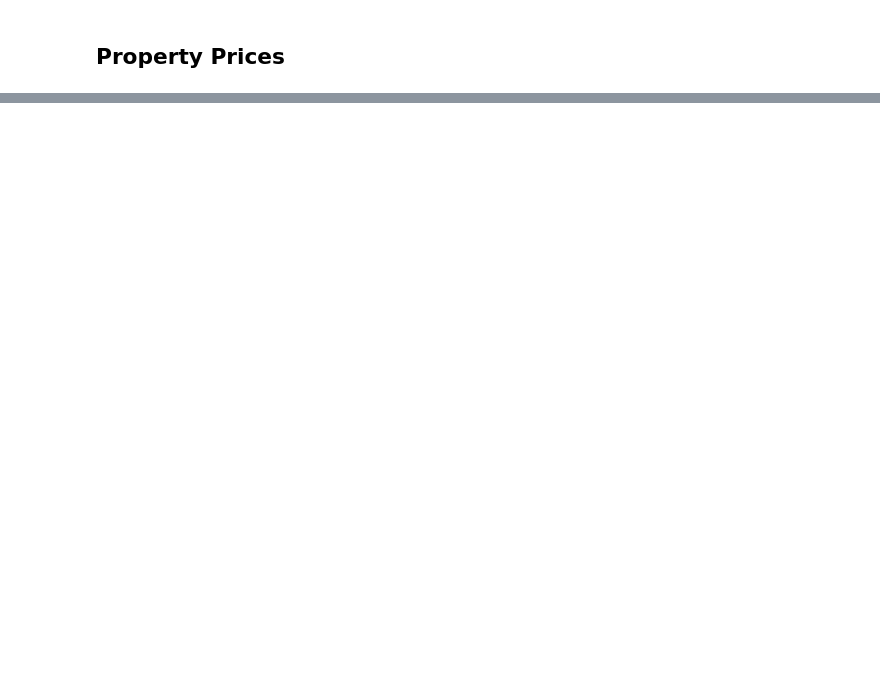
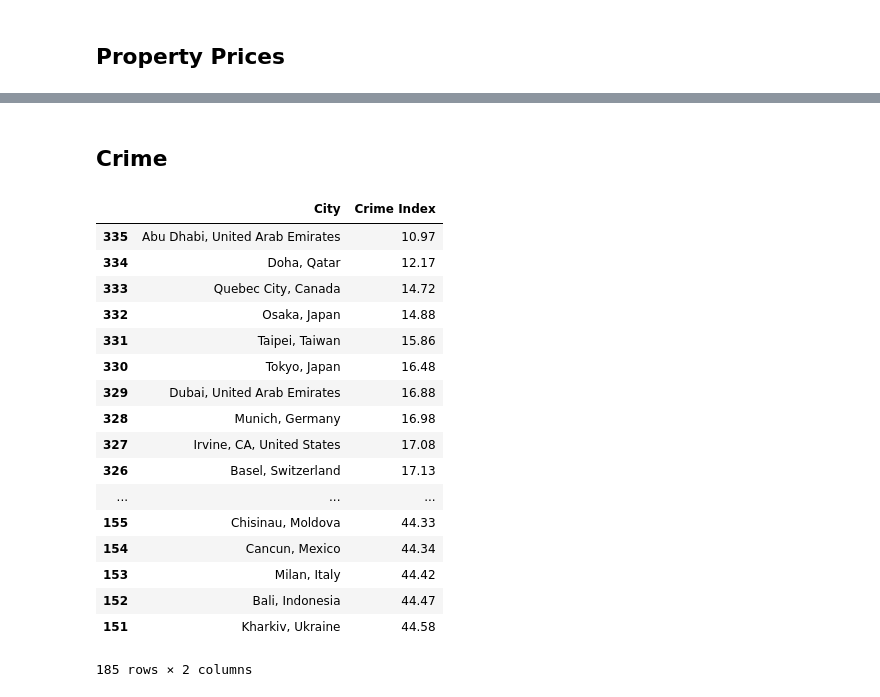
Before and after one commit to syedhassaanahmed/databricks-notebooks, a Jupyter notebook: numbeo.ipynb, the cells around one changed output, grey strips where cells are left out. Saved outputs shown, nothing was run; the diff lists cells and outputs as text; code cells hidden in the pictures; blank space fills up the shorter version.

```diff
--- a/numbeo.ipynb
+++ b/numbeo.ipynb
@@ -67,0 +73,24 @@ property_prices.sort_values(price_to_income_ratio_column)
+# %% [markdown]
+## Crime
+# %%
+crime = get_numbeo_dataframe("https://www.numbeo.com/crime/rankings_current.jsp", "Crime Index", current_city)
+crime
+# %% [output]
+|  | City | Crime Index |
+| 335 | Abu Dhabi, United Arab Emirates | 10.97 |
+| 334 | Doha, Qatar | 12.17 |
+| 333 | Quebec City, Canada | 14.72 |
+| 332 | Osaka, Japan | 14.88 |
+| 331 | Taipei, Taiwan | 15.86 |
+| 330 | Tokyo, Japan | 16.48 |
+| 329 | Dubai, United Arab Emirates | 16.88 |
+| 328 | Munich, Germany | 16.98 |
+| 327 | Irvine, CA, United States | 17.08 |
+| 326 | Basel, Switzerland | 17.13 |
+| ... | ... | ... |
+| 155 | Chisinau, Moldova | 44.33 |
+| 154 | Cancun, Mexico | 44.34 |
+| 153 | Milan, Italy | 44.42 |
+| 152 | Bali, Indonesia | 44.47 |
+| 151 | Kharkiv, Ukraine | 44.58 |
+185 rows × 2 columns
```
Also changed, not shown: parts of 8 cells of this notebook.
